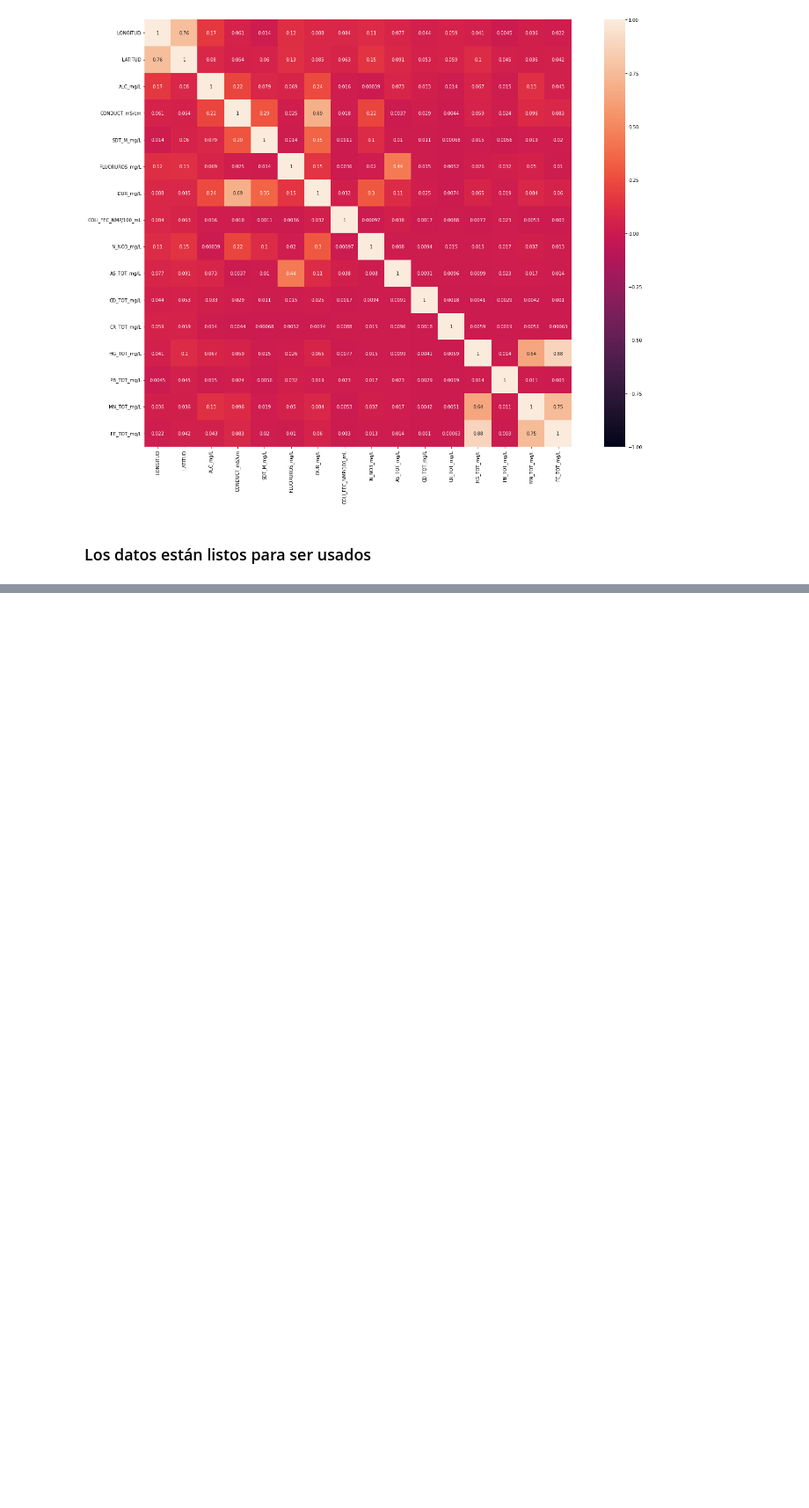
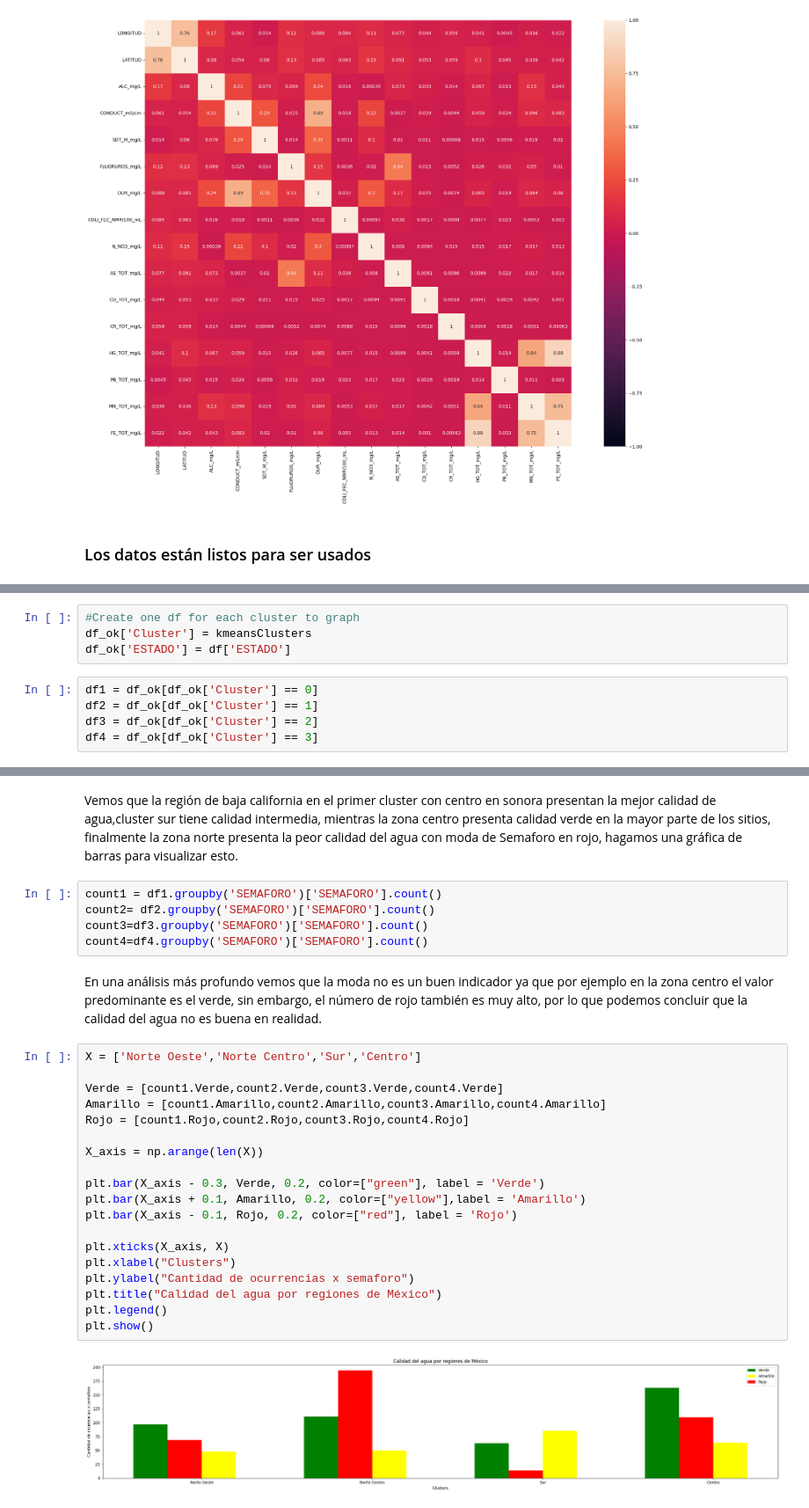
Before and after one commit to PosgradoMNA/actividades-del-projecto-equipo55-alex-edgar, a Jupyter notebook: Reto_CienciaAnalisisDatos_Equipo55.ipynb, the cells around one changed output, grey strips where cells are left out. Shown at 88% size. Saved outputs shown, nothing was run; the diff lists cells and outputs as text; blank space fills up the shorter version.

```diff
--- a/Reto_CienciaAnalisisDatos_Equipo55.ipynb
+++ b/Reto_CienciaAnalisisDatos_Equipo55.ipynb
@@ -305,0 +576,9 @@ for (index, col) in enumerate(df_num.columns.values):
+# %%
+#Create one df for each cluster to graph
+df_ok['Cluster'] = kmeansClusters
+df_ok['ESTADO'] = df['ESTADO']
+# %%
+df1 = df_ok[df_ok['Cluster'] == 0]
+df2 = df_ok[df_ok['Cluster'] == 1]
+df3 = df_ok[df_ok['Cluster'] == 2]
+df4 = df_ok[df_ok['Cluster'] == 3]
@@ -305,0 +628,32 @@ for (index, col) in enumerate(df_num.columns.values):
+# %% [markdown]
+Vemos que la región de baja california en el primer cluster con centro en sonora presentan la mejor calidad de agua,cluster sur tiene calidad intermedia, mientras la zona centro presenta calidad verde en la mayor parte de los sitios, finalmente la zona norte presenta la peor calidad del agua con moda de Semaforo en rojo, hagamos una gráfica de barras para visualizar esto.
+# %%
+count1 = df1.groupby('SEMAFORO')['SEMAFORO'].count()
+count2= df2.groupby('SEMAFORO')['SEMAFORO'].count()
+count3=df3.groupby('SEMAFORO')['SEMAFORO'].count()
+count4=df4.groupby('SEMAFORO')['SEMAFORO'].count()
+# %% [markdown]
+En una análisis más profundo vemos que la moda no es un buen indicador ya que
+por ejemplo en la zona centro el valor predominante es el verde, sin embargo, el número de rojo también es muy alto, por lo que
+podemos concluir que la calidad del agua no es buena en realidad.
+# %%
+X = ['Norte Oeste','Norte Centro','Sur','Centro']
+
+Verde = [count1.Verde,count2.Verde,count3.Verde,count4.Verde]
+Amarillo = [count1.Amarillo,count2.Amarillo,count3.Amarillo,count4.Amarillo]
+Rojo = [count1.Rojo,count2.Rojo,count3.Rojo,count4.Rojo]
+
+X_axis = np.arange(len(X))
+
+plt.bar(X_axis - 0.3, Verde, 0.2, color=["green"], label = 'Verde')
+plt.bar(X_axis + 0.1, Amarillo, 0.2, color=["yellow"],label = 'Amarillo')
+plt.bar(X_axis - 0.1, Rojo, 0.2, color=["red"], label = 'Rojo')
+
+plt.xticks(X_axis, X)
+plt.xlabel("Clusters")
+plt.ylabel("Cantidad de ocurrencias x semaforo")
+plt.title("Calidad del agua por regiones de México")
+plt.legend()
+plt.show()
+# %% [output]
+[figure, added]
```
Also changed, not shown: parts of 40 cells of this notebook, 1 other file.
